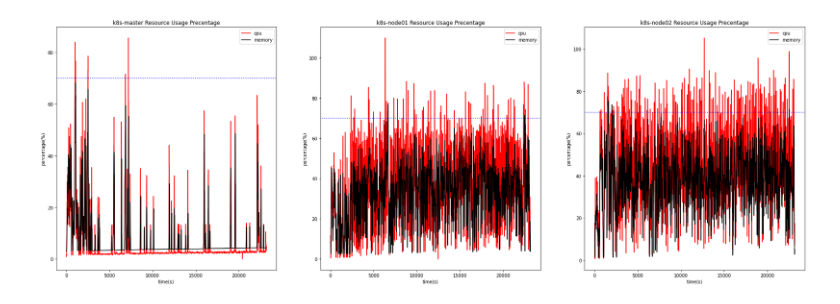
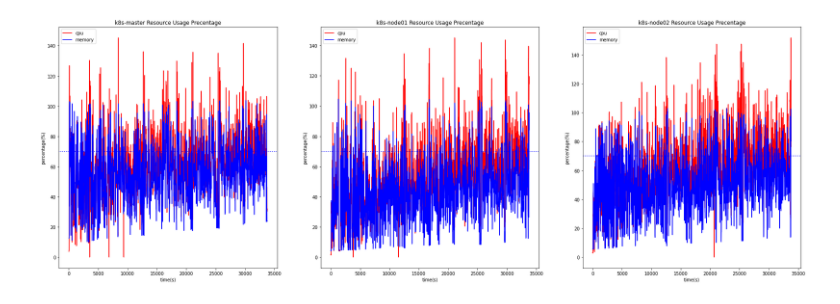
Before and after one commit to charstal/mokuberl, a Jupyter notebook: rl-server/metrics/metrics.ipynb, the cells around one changed output. Drawn from its saved outputs; the diff is of its cells as text; code cells hidden in the pictures.

```diff
--- a/rl-server/metrics/metrics.ipynb
+++ b/rl-server/metrics/metrics.ipynb
@@ -12,5 +15,5 @@ os.listdir(path)
 # %%
-clu_info = pd.read_csv(os.path.join(path,"cluster-2021-06-18-06-05-22.csv"), index_col=0)
+clu_info = pd.read_csv(os.path.join(path,"cluster-2021-06-30-04-56-49.csv"), index_col=0)
 time = clu_info.index.to_list()
 nodes = clu_info.columns.to_list()
 # %%
@@ -36,22 +39,22 @@ nodes = data.keys()
 # %%
 fig,ax=plt.subplots(1,len(nodes), figsize=(30, 10))
 # fig2,ax2=plt.subplots(1,1)
 color = ['r-', 'g-', 'b-']
 for i, node in enumerate(nodes):
     ax[i].plot(time, data[node][0], 'r-', label="cpu")
-    ax[i].plot(time, data[node][1], 'k', label="memory")
+    ax[i].plot(time, data[node][1], 'b', label="memory")
     ax[i].axhline(y=70,ls=":",c="blue")
     ax[i].set_title(node + " Resource Usage Precentage")
     ax[i].set_xlabel('time(s)')
     ax[i].set_ylabel('percentage(%)')
     ax[i].legend()
 #     ax2.plot(time, data[node][0], color[i], label=node)
 # ax.imshow()
 plt.savefig("resource percentage.png")
 # ax2.set_title("nodes cpu load")
 # ax2.legend()
 # %% [output]
-[figure, old version]
+[figure, new version]
 # %%
 path = "data/"
 os.listdir(path)
```
Also changed, not shown: parts of 6 cells of this notebook, 14 other files.
